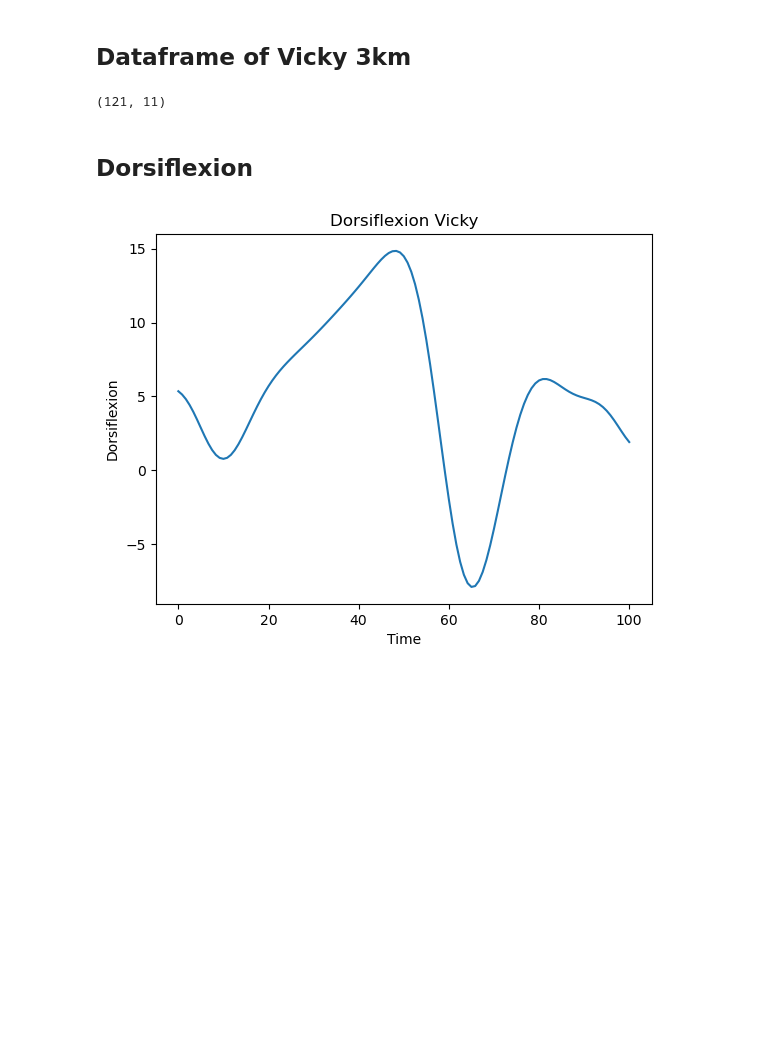
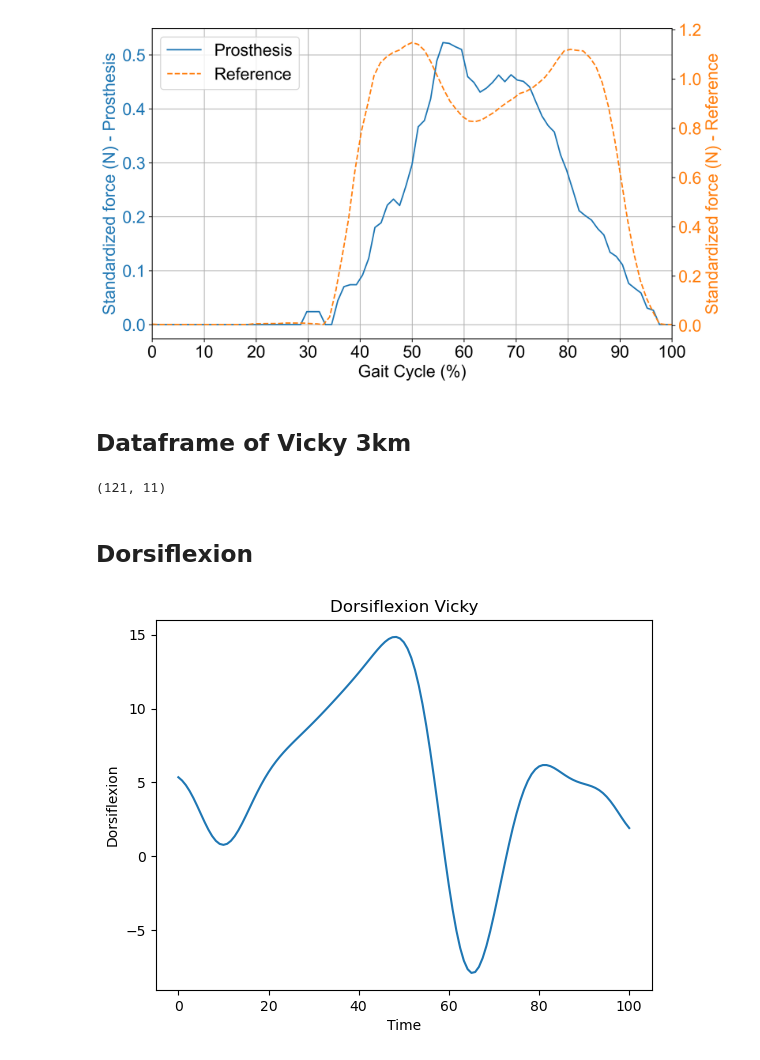
Before and after one commit to gonzalesomar/Protesis_tobillo-control, a Jupyter notebook: graphs.ipynb, the cells around one changed output. Drawn from its saved outputs; the diff is of its cells as text; code cells hidden in the pictures; blank space fills up the shorter version.

Commit message:
Grafica de Fuerza Normalizada de la protesis

```diff
--- a/graphs.ipynb
+++ b/graphs.ipynb
@@ -55,0 +58,5 @@ def plot_gait_cycle(df, df_movement, movement, font_size=18):
+# %%
+df_protesis = pd.read_excel('prototipoaire3.xlsx')
+df_valery = pd.read_excel('valery2.xlsx')
+
+df_protesis.shape, df_valery.shape
@@ -55,0 +74,5 @@ def plot_gait_cycle(df, df_movement, movement, font_size=18):
+# %%
+df_protesis = df_protesis[['Frame', 'Fuerza estandarizada']]
+df_valery = df_valery[['Frame', 'Fuerza estandarizada']]
+
+df_protesis.shape, df_valery.shape
@@ -55,0 +81,6 @@ def plot_gait_cycle(df, df_movement, movement, font_size=18):
+# %%
+df_protesis_cycle = df_protesis.iloc[3297:3382]
+# df_protesis_cycle = df_protesis.iloc[2505:2677]
+
+df_protesis_cycle['Time_Percentage'] = np.linspace(0, 100, df_protesis_cycle.shape[0])
+df_valery['Time_Percentage'] = np.linspace(0, 100, df_valery.shape[0])
@@ -56,3 +93,39 @@ def plot_gait_cycle(df, df_movement, movement, font_size=18):
+# %%
+font_size = 18
+
+# Configurar la fuente a Arial
+plt.rcParams['font.family'] = 'Arial'
+
+# Crear la figura y el primer eje
+fig, ax1 = plt.subplots(figsize=(10, 6), dpi=300)
+
+# Graficar el primer DataFrame en ax1
+ln1 = ax1.plot(df_protesis_cycle['Time_Percentage'], df_protesis_cycle['Fuerza estandarizada'],
+               label='Prosthesis', color='#1f77b4')
+ax1.set_xlabel('Gait Cycle (%)', fontsize=font_size)
+ax1.set_ylabel('Standardized force (N) - Prosthesis', fontsize=font_size, color='#1f77b4')
+ax1.tick_params(axis='y', labelcolor='#1f77b4', labelsize=font_size)
+ax1.set_xticks(range(0, 101, 10))
+ax1.tick_params(axis='x', labelsize=font_size)
+ax1.set_xlim(0, 100)
+ax1.grid(True)
+
+# Crear el segundo eje Y compartiendo el eje X
+ax2 = ax1.twinx()
+ln2 = ax2.plot(df_valery['Time_Percentage'], df_valery['Fuerza estandarizada'],
+               label='Reference', linestyle='--', color='#ff7f0e')
+ax2.set_ylabel('Standardized force (N) - Reference', fontsize=font_size, color='#ff7f0e')
+ax2.tick_params(axis='y', labelcolor='#ff7f0e', labelsize=font_size)
+
+# Combinar las leyendas de ambos ejes
+lns = ln1 + ln2
+labels = [l.get_label() for l in lns]
+ax1.legend(lns, labels, fontsize=font_size, loc='upper left')
+
+# Mostrar el gráfico
+plt.show()
+# %% [output]
+[figure, added]
 # %% [markdown]
 ## Dataframe of Vicky 3km
 # %%
```
Also changed, not shown: parts of 7 cells of this notebook, 4 other files.
